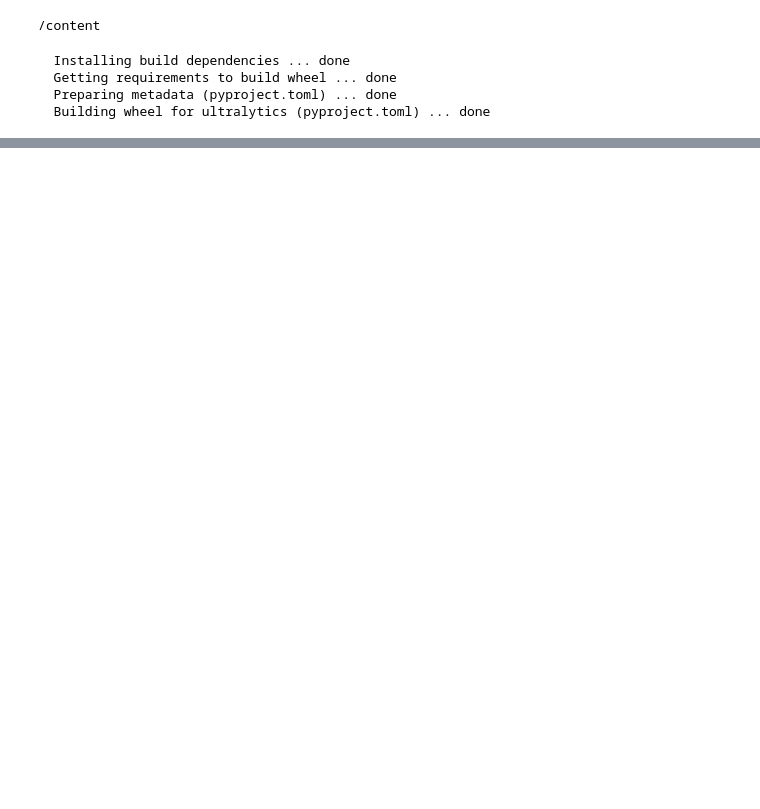
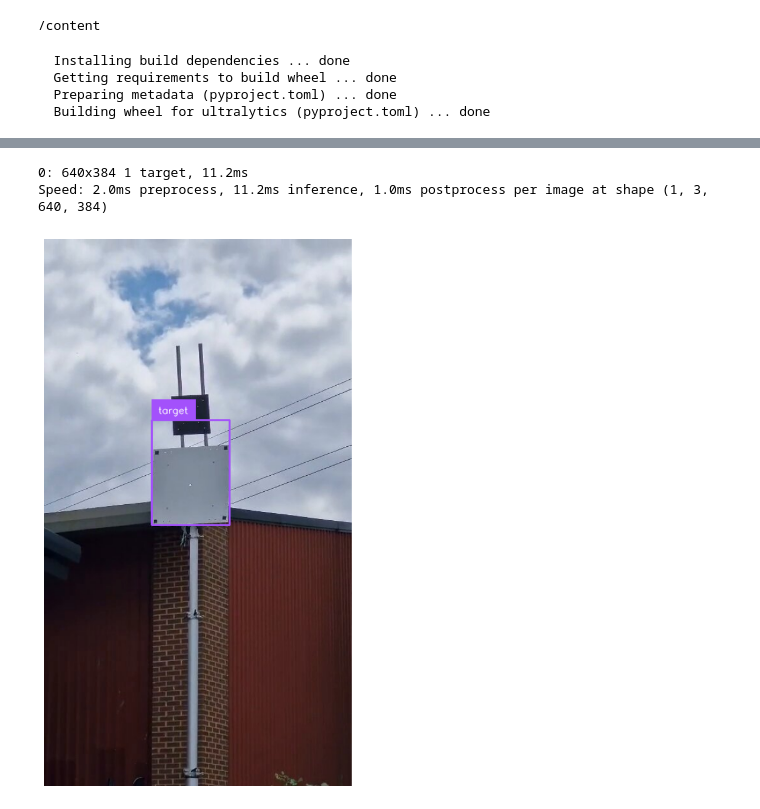
Before and after one commit to iamshahboz/YOLO-object-detection, a Jupyter notebook: target_detection.ipynb, the cells around one changed output, grey strips where cells are left out. Cells and saved outputs as stored; diff of their text form; code cells hidden in the pictures; blank space fills up the shorter version.

```diff
--- a/target_detection.ipynb
+++ b/target_detection.ipynb
@@ -88,12 +103,12 @@ Image(filename='/content/runs/detect/train/results.png', width=600)
 from ultralytics import YOLOv10
 import supervision as sv
 
-model = YOLOv10('/content/runs/detect/train/weights/best.pt')
+model = YOLOv10('/content/runs/detect/train2/weights/best.pt')
 
 dataset = sv.DetectionDataset.from_yolo(
-    images_directory_path="/content/training_job-pr-#324-1/valid/images",
-    annotations_directory_path="/content/training_job-pr-#324-1/valid/labels",
-    data_yaml_path="/content/training_job-pr-#324-1/data.yaml"
+    images_directory_path="/content/Odqa(high-quality-images)-1/valid/images",
+    annotations_directory_path="/content/Odqa(high-quality-images)-1/valid/labels",
+    data_yaml_path="/content/Odqa(high-quality-images)-1/data.yaml"
 )
 
 bounding_box_annotator = sv.BoxAnnotator()
@@ -123,0 +137,26 @@ Speed: 2.2ms preprocess, 13.3ms inference, 1.0ms postprocess per image at shape
+# %%
+from PIL import Image
+import supervision as sv
+
+# Specify the path to your image
+image_path = '/content/video_3_032.jpg'
+
+# Load the image
+image = Image.open(image_path)
+
+# Run the model on the image
+results = model(source=image, conf=0.25)[0]
+detections = sv.Detections.from_ultralytics(results)
+
+# Annotate the image with bounding boxes and labels
+annotated_image = bounding_box_annotator.annotate(
+    scene=image, detections=detections)
+annotated_image = label_annotator.annotate(
+    scene=annotated_image, detections=detections)
+
+# Plot the annotated image
+sv.plot_image(annotated_image)
+# %% [output]
+0: 640x384 1 target, 11.2ms
+Speed: 2.0ms preprocess, 11.2ms inference, 1.0ms postprocess per image at shape (1, 3, 640, 384)
+[figure, added]
```
Also changed, not shown: parts of 10 cells of this notebook.
